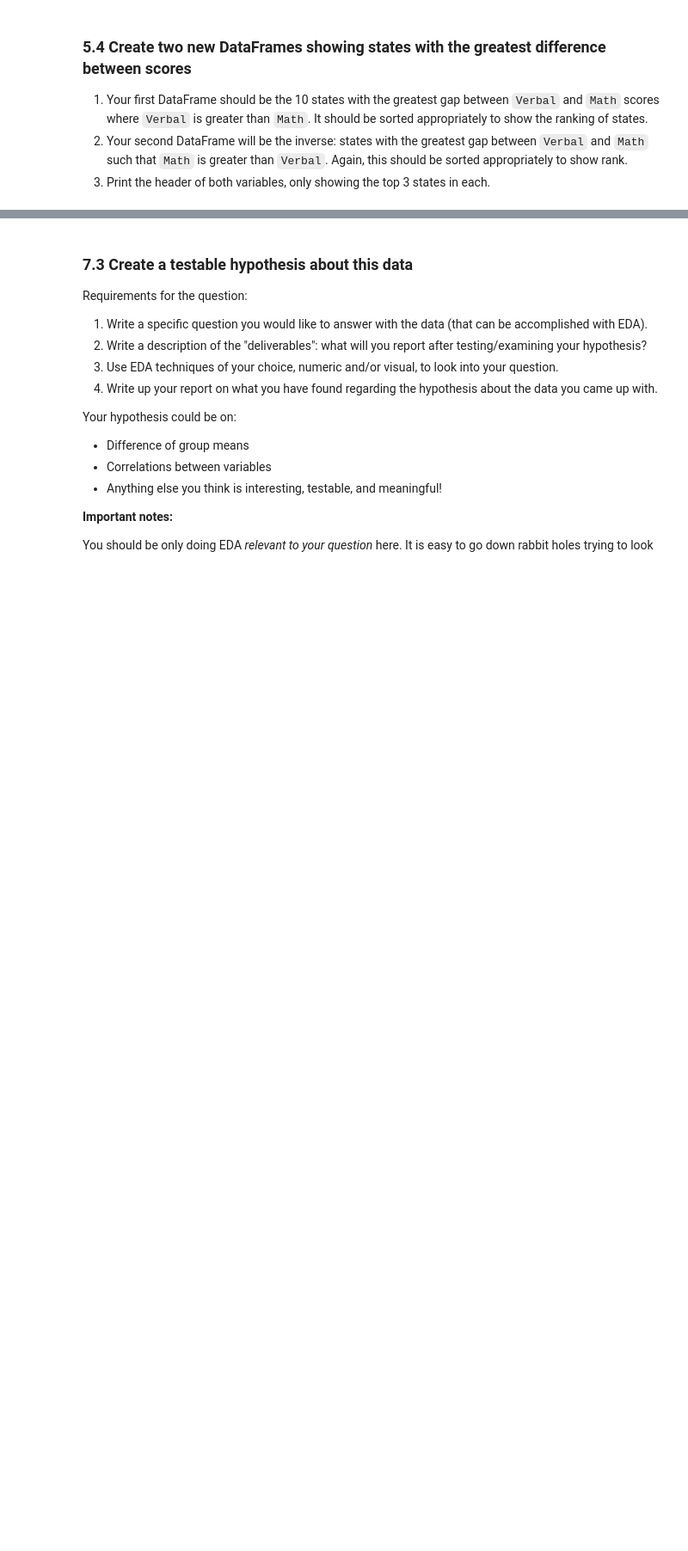
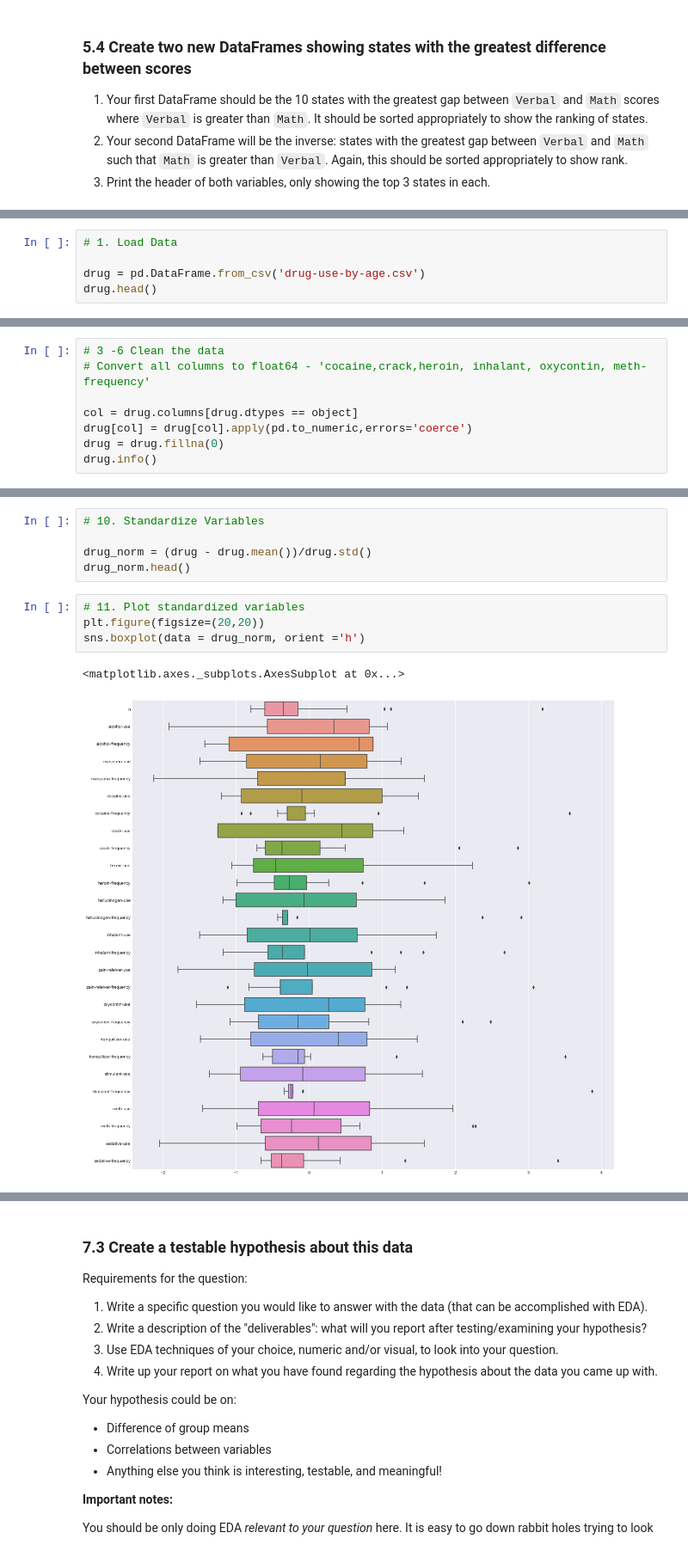
Before and after one commit to prickofdeath/EDA_project_2, a Jupyter notebook: project-02-v2-starter-code.ipynb, the cells around one changed output, grey strips where cells are left out. Shown at 86% size. Saved outputs shown, nothing was run; the diff lists cells and outputs as text; blank space fills up the shorter version.

```diff
--- a/project-02-v2-starter-code.ipynb
+++ b/project-02-v2-starter-code.ipynb
@@ -428,0 +358,5 @@ Some things to consider doing:
+# %%
+# 1. Load Data
+
+drug = pd.DataFrame.from_csv('drug-use-by-age.csv')
+drug.head()
@@ -428,0 +370,8 @@ Some things to consider doing:
+# %%
+# 3 -6 Clean the data
+# Convert all columns to float64 - 'cocaine,crack,heroin, inhalant, oxycontin, meth-frequency'
+
+col = drug.columns[drug.dtypes == object]
+drug[col] = drug[col].apply(pd.to_numeric,errors='coerce')
+drug = drug.fillna(0)
+drug.info()
@@ -428,0 +392,12 @@ Some things to consider doing:
+# %%
+# 10. Standardize Variables
+
+drug_norm = (drug - drug.mean())/drug.std()
+drug_norm.head()
+# %%
+# 11. Plot standardized variables
+plt.figure(figsize=(20,20))
+sns.boxplot(data = drug_norm, orient ='h')
+# %% [output]
+<matplotlib.axes._subplots.AxesSubplot at 0x...>
+[figure, added]
```
Also changed, not shown: parts of 40 cells of this notebook.
